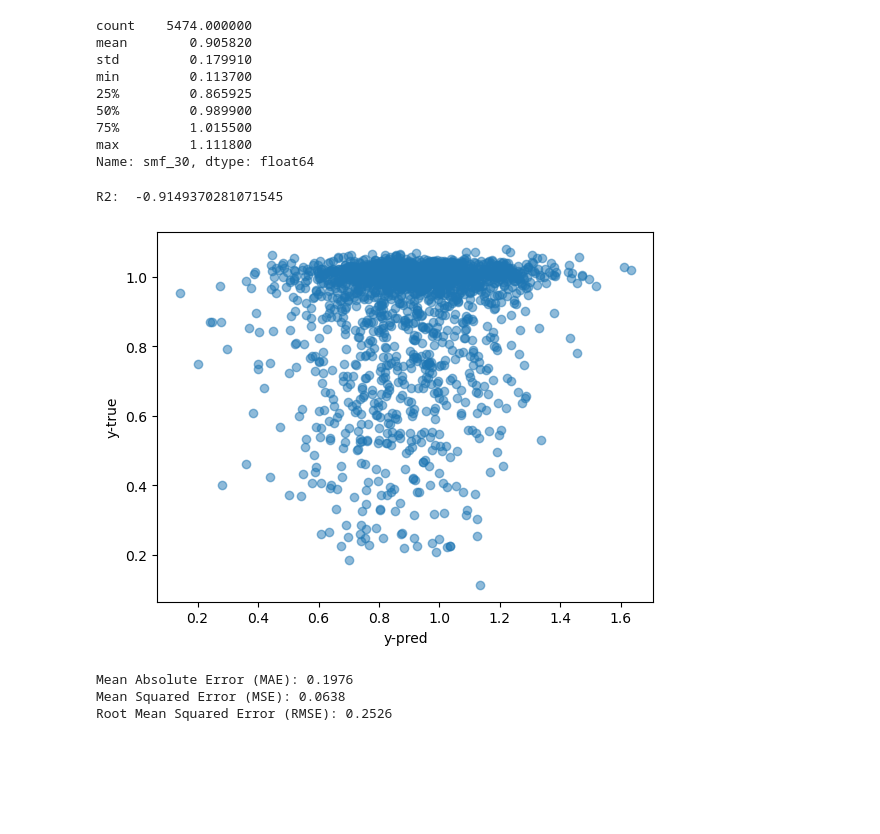
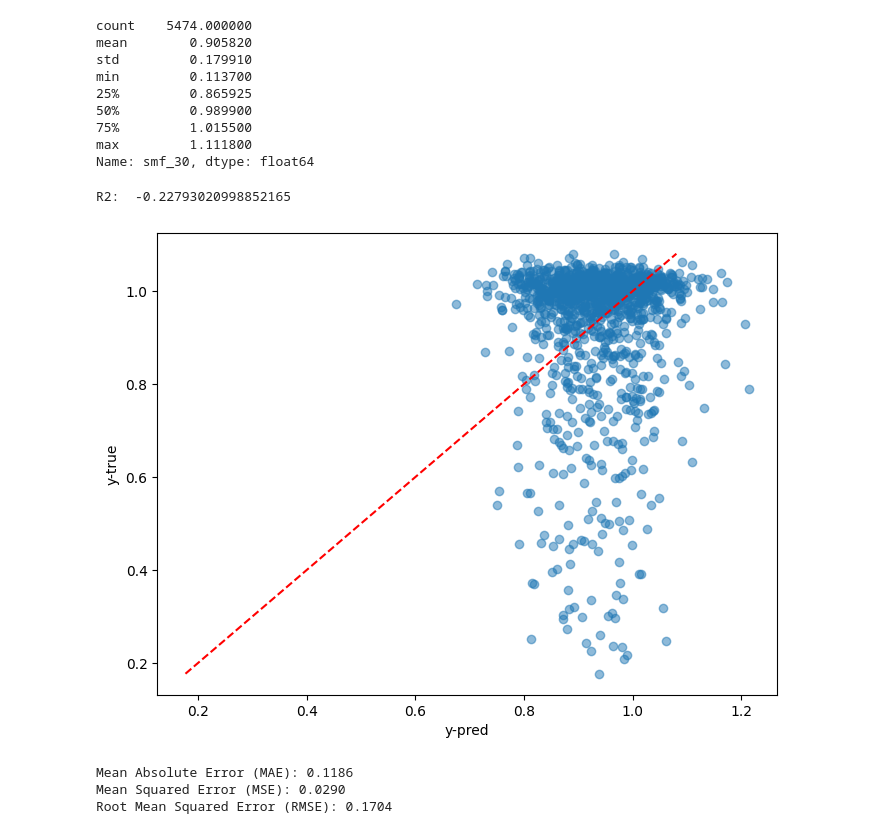
Before and after one commit to lesves/yeast-embeddings, a Jupyter notebook: VAE_yeast.ipynb, the cells around one changed output. Saved outputs shown, nothing was run; the diff lists cells and outputs as text; code cells hidden in the pictures; blank space fills up the shorter version.

```diff
--- a/VAE_yeast.ipynb
+++ b/VAE_yeast.ipynb
@@ -226,11 +247,12 @@ for epoch in range(epochs):
     recon_loss_epoch = 0
     kl_loss_epoch = 0
     for batch_embeddings in train_loader:
+        batch_embeddings = batch_embeddings.to(device)
         optimizer.zero_grad()
         reconstructed, mu, log_var = vae(batch_embeddings)
         loss, recon_loss, kl_loss = vae_loss(reconstructed, batch_embeddings, mu, log_var)
         loss.backward()
-        # torch.nn.utils.clip_grad_norm_(vae.parameters(), max_norm=3.0)
+        torch.nn.utils.clip_grad_norm_(vae.parameters(), max_norm=3.0)
         optimizer.step()
 
         total_loss += loss.item()
@@ -260,12 +282,14 @@ for epoch in range(epochs):
 # Testing
 vae.eval()
 with torch.no_grad():
+    test_embeddings = test_embeddings.to(device)
     reconstructed, mu, log_var = vae(test_embeddings)
     test_loss, recon_loss, kl_loss = vae_loss(reconstructed, test_embeddings, mu, log_var)
     print(f"Test Loss: {test_loss.item():.4f}, Reconstruction Loss: {recon_loss.item():.4f}, KL Divergence Loss: {kl_loss.item():.4f}")
 
 # Extract latent embeddings
 with torch.no_grad():
+    train_embeddings = train_embeddings.to(device)
     mu, log_var = vae.encoder(train_embeddings)
     train_latent = vae.reparameterize(mu, log_var)
 
@@ -306,8 +331,8 @@ plt.show()
 # %%
 vae.eval()
 with torch.no_grad():
-    mu, log_var = vae.encoder(torch.tensor(combined_embeddings_z, dtype=torch.float32))
-    latent_embeddings = vae.reparameterize(mu, log_var).numpy()
+    mu, log_var = vae.encoder(torch.tensor(combined_embeddings_z, dtype=torch.float32).to(device))
+    latent_embeddings = vae.reparameterize(mu, log_var)
 # %%
 latent_embeddings.shape
 # %% [output]
@@ -316,0 +340,2 @@ combined_embeddings2 = protein_emb.merge(lm_3utr_emb, on='gene_id').merge(lm_5ut
+# %%
+full_emb = full_emb.set_index('gene_id')
@@ -317,2 +359,2 @@ combined_embeddings2 = protein_emb.merge(lm_3utr_emb, on='gene_id').merge(lm_5ut
 # %%
-emb_df = pd.DataFrame(latent_embeddings, index=combined_embeddings2.index)
+emb_df = pd.DataFrame(latent_embeddings.cpu(), index=full_emb.index)
@@ -344,34 +403,36 @@ import xgboost as xgb
 # %%
 # How predictive are sequence features?
 
 A = smf_filter.merge(emb_df, on='gene_id').dropna()
 X = A.iloc[:, 5:]
 y = A['smf_30']
 X_train, X_test, y_train, y_test = train_test_split(X, y, test_size=0.33, random_state=42)
 
 lm = LinearRegression().fit(X_train, y_train)
 y_pred = lm.predict(X_test)
 print('R2: ', lm.score(X_test, y_test))
 
+plt.figure(figsize=(8, 6))
 plt.scatter(y_pred, y_test, alpha=0.5)
+plt.plot([y_test.min(), y_test.max()], [y_test.min(), y_test.max()], color='red', linestyle='--', label='Optimal Fit Line')
 plt.xlabel("y-pred")
 plt.ylabel("y-true")
 plt.show()
 
 # Calculate additional metrics
 mae = mean_absolute_error(y_test, y_pred)
 mse = mean_squared_error(y_test, y_pred)
 rmse = np.sqrt(mse)
 
 print(f"Mean Absolute Error (MAE): {mae:.4f}")
 print(f"Mean Squared Error (MSE): {mse:.4f}")
 print(f"Root Mean Squared Error (RMSE): {rmse:.4f}")
 # %% [output]
-R2:  -0.9149370281071545
+R2:  -0.22793020998852165
-[figure, old version]
+[figure, new version]
-Mean Absolute Error (MAE): 0.1976
-Mean Squared Error (MSE): 0.0638
-Root Mean Squared Error (RMSE): 0.2526
+Mean Absolute Error (MAE): 0.1186
+Mean Squared Error (MSE): 0.0290
+Root Mean Squared Error (RMSE): 0.1704
 # %%
 # Train-test split
 X_train, X_test, y_train, y_test = train_test_split(X, y, test_size=0.33, random_state=42)
```
Also changed, not shown: parts of 18 cells of this notebook.
